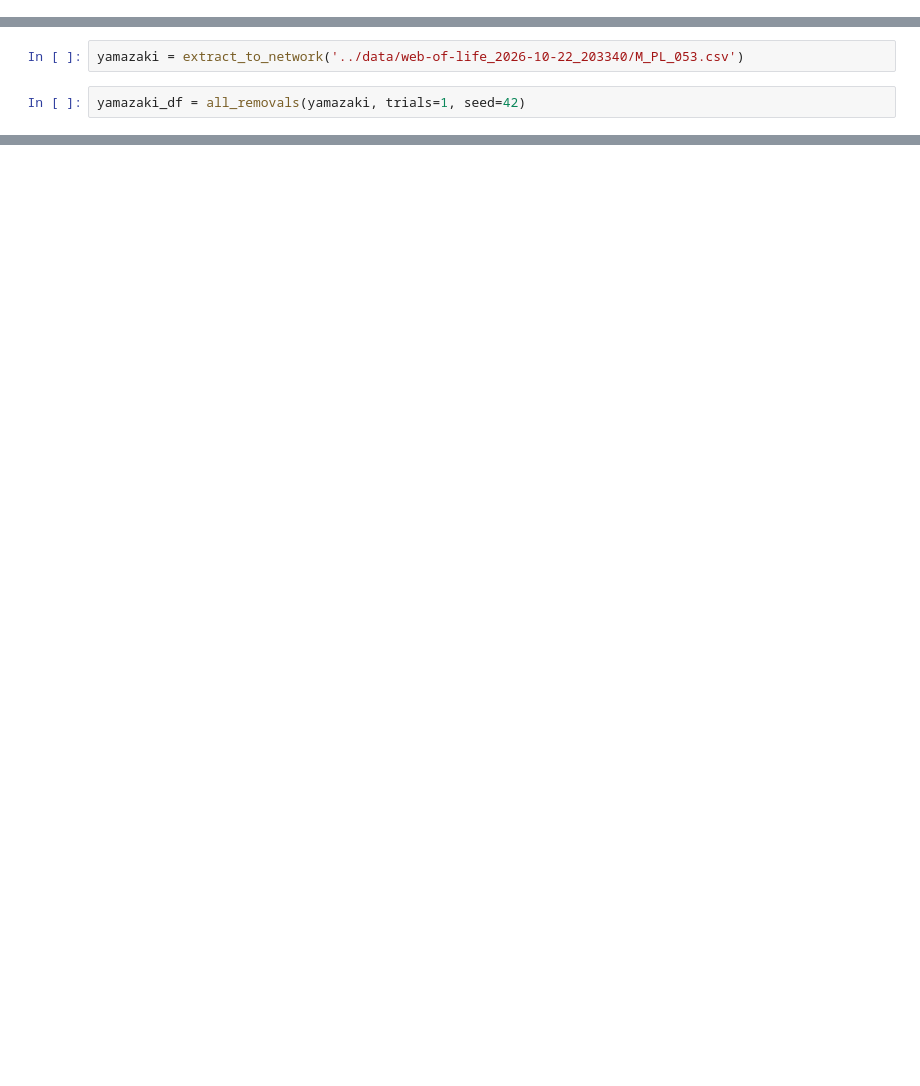
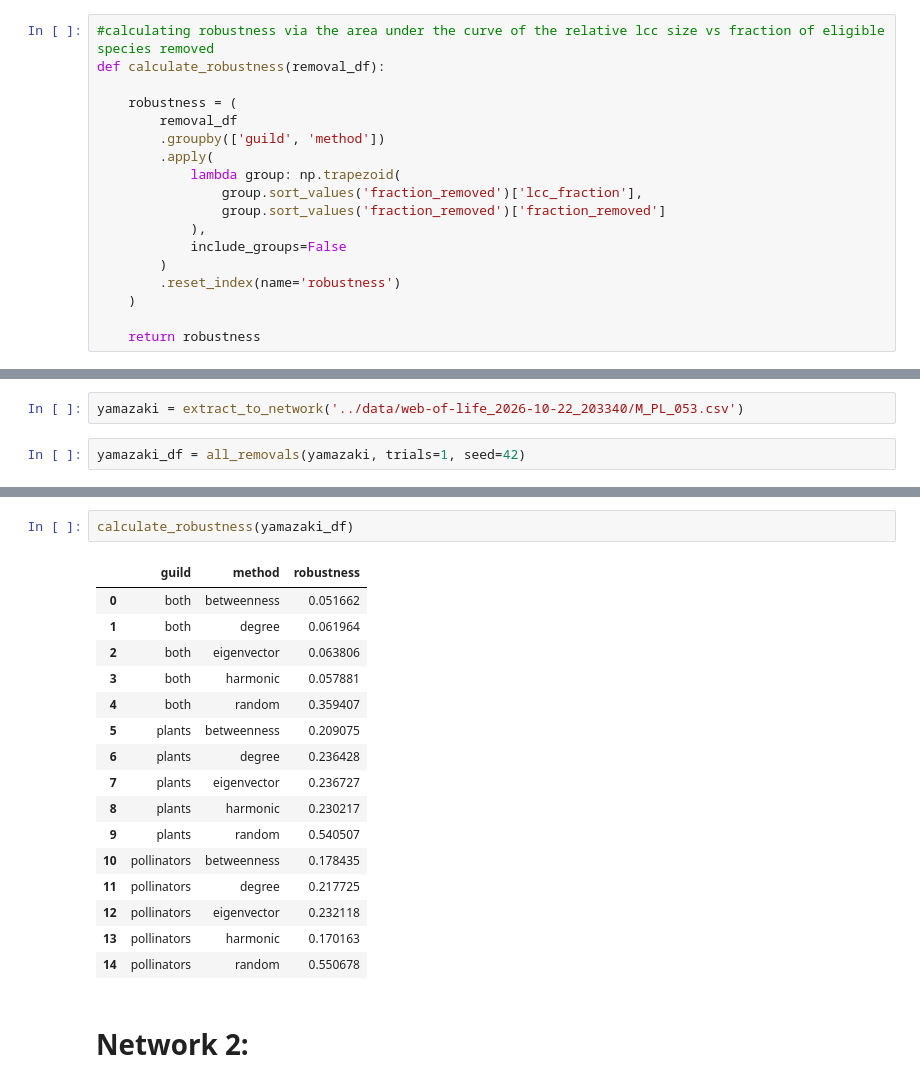
Before and after one commit to hyunderscore/biol4200-networks-project, a Jupyter notebook: code/code.ipynb, the cells around one changed output, grey strips where cells are left out. Saved outputs shown, nothing was run; the diff lists cells and outputs as text; blank space fills up the shorter version.

```diff
--- a/code/code.ipynb
+++ b/code/code.ipynb
@@ -216,0 +140,18 @@ def plot_nestedness_robustness(comparison_df):
+# %%
+#calculating robustness via the area under the curve of the relative lcc size vs fraction of eligible species removed
+def calculate_robustness(removal_df):
+
+    robustness = (
+        removal_df
+        .groupby(['guild', 'method'])
+        .apply(
+            lambda group: np.trapezoid(
+                group.sort_values('fraction_removed')['lcc_fraction'],
+                group.sort_values('fraction_removed')['fraction_removed']
+            ),
+            include_groups=False
+        )
+        .reset_index(name='robustness')
+    )
+
+    return robustness
@@ -267,0 +168,21 @@ plot_nestedness_robustness(comparison_df)
+# %%
+calculate_robustness(yamazaki_df)
+# %% [output]
+|  | guild | method | robustness |
+| 0 | both | betweenness | 0.051662 |
+| 1 | both | degree | 0.061964 |
+| 2 | both | eigenvector | 0.063806 |
+| 3 | both | harmonic | 0.057881 |
+| 4 | both | random | 0.359407 |
+| 5 | plants | betweenness | 0.209075 |
+| 6 | plants | degree | 0.236428 |
+| 7 | plants | eigenvector | 0.236727 |
+| 8 | plants | harmonic | 0.230217 |
+| 9 | plants | random | 0.540507 |
+| 10 | pollinators | betweenness | 0.178435 |
+| 11 | pollinators | degree | 0.217725 |
+| 12 | pollinators | eigenvector | 0.232118 |
+| 13 | pollinators | harmonic | 0.170163 |
+| 14 | pollinators | random | 0.550678 |
+# %% [markdown]
+# Network 2:
```
Also changed, not shown: parts of 10 cells of this notebook.
